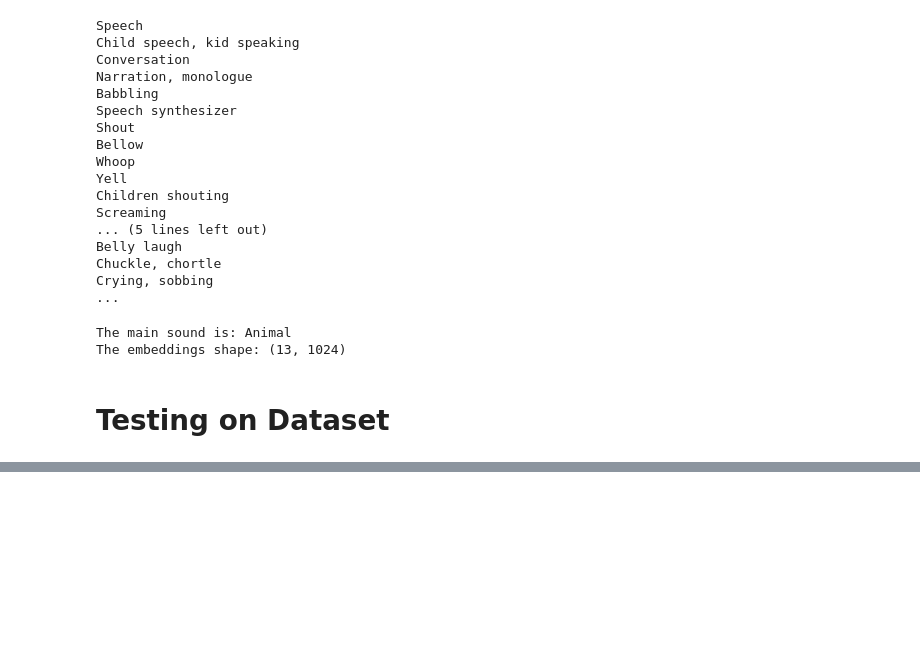
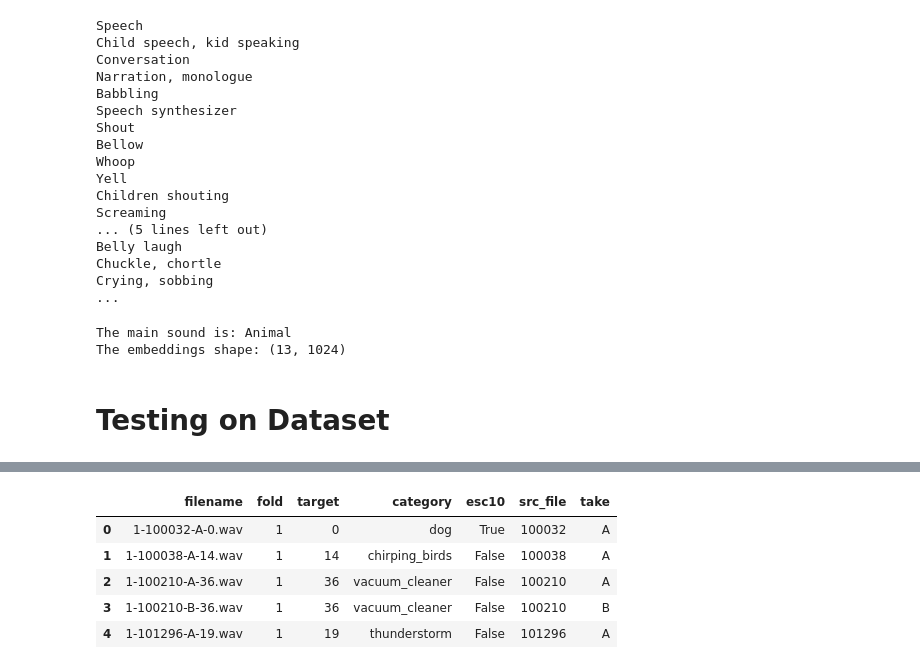
Before and after one commit to urd00m/AI-Projects, a Jupyter notebook: tensorflow_play/audio_tf/transfer_learning.ipynb, the cells around one changed output, grey strips where cells are left out. Drawn from its saved outputs; the diff is of its cells as text; code cells hidden in the pictures; blank space fills up the shorter version.

```diff
--- a/tensorflow_play/audio_tf/transfer_learning.ipynb
+++ b/tensorflow_play/audio_tf/transfer_learning.ipynb
@@ -119,0 +114,14 @@ KeyboardInterrupt:
+# %%
+# Get data
+esc50_csv = './datasets/ESC-50-master/meta/esc50.csv'
+base_data_path = './datasets/ESC-50-master/audio/'
+
+pd_data = pd.read_csv(esc50_csv)
+pd_data.head()
+# %% [output]
+|  | filename | fold | target | category | esc10 | src_file | take |
+| 0 | 1-100032-A-0.wav | 1 | 0 | dog | True | 100032 | A |
+| 1 | 1-100038-A-14.wav | 1 | 14 | chirping_birds | False | 100038 | A |
+| 2 | 1-100210-A-36.wav | 1 | 36 | vacuum_cleaner | False | 100210 | A |
+| 3 | 1-100210-B-36.wav | 1 | 36 | vacuum_cleaner | False | 100210 | B |
+| 4 | 1-101296-A-19.wav | 1 | 19 | thunderstorm | False | 101296 | A |
```
Also changed, not shown: parts of 22 cells of this notebook, 1 other file.
